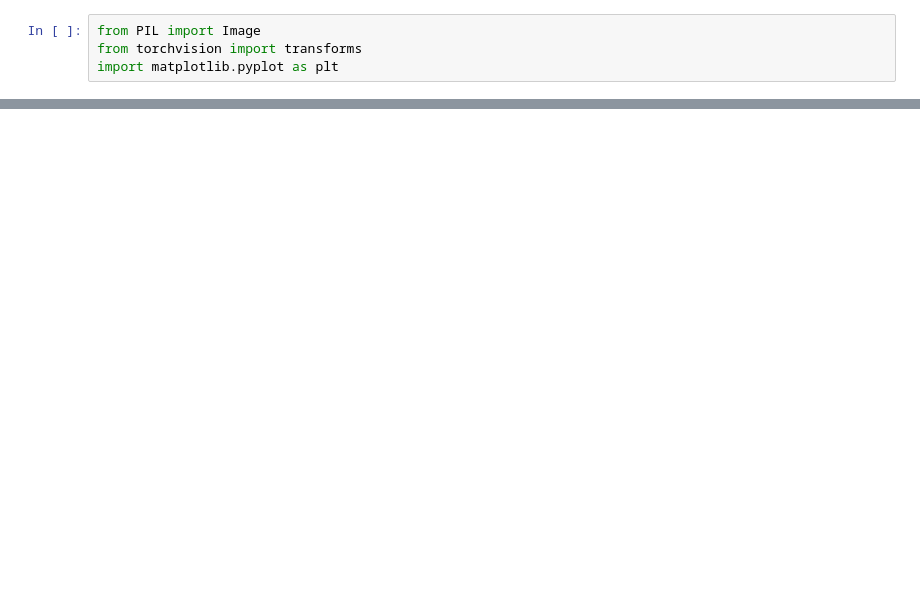
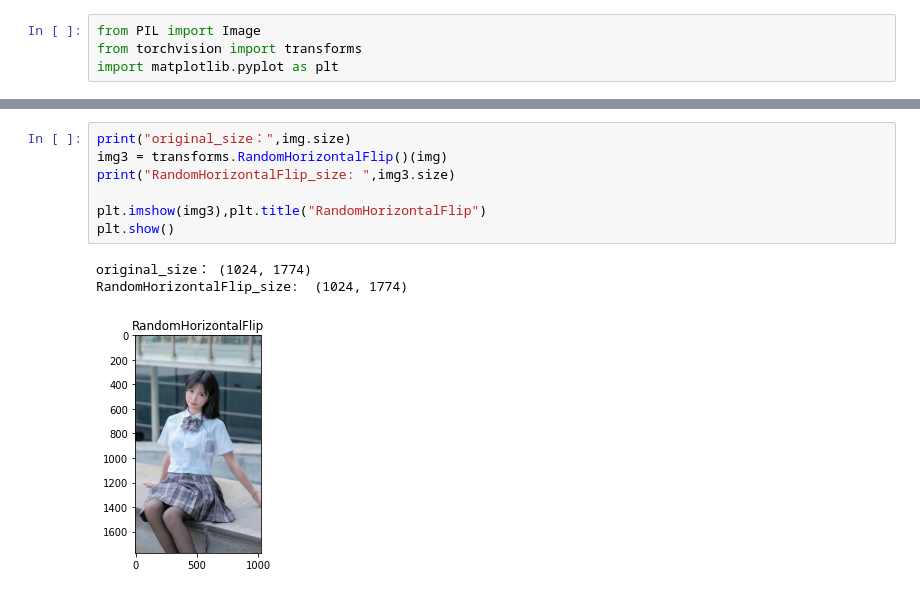
Before and after one commit to SethDeng/torchvision.transforms-test, a Jupyter notebook: test_image.ipynb, the cells around one changed output, grey strips where cells are left out. Cells and saved outputs as stored; diff of their text form; blank space fills up the shorter version.

```diff
--- a/test_image.ipynb
+++ b/test_image.ipynb
@@ -27,0 +31,11 @@ random_crop_size:  (224, 224)
+# %%
+print("original_size：",img.size)
+img3 = transforms.RandomHorizontalFlip()(img)
+print("RandomHorizontalFlip_size: ",img3.size)
+
+plt.imshow(img3),plt.title("RandomHorizontalFlip")
+plt.show()
+# %% [output]
+original_size： (1024, 1774)
+RandomHorizontalFlip_size:  (1024, 1774)
+[figure, added]
```
Also changed, not shown: parts of 3 cells of this notebook, 1 other file.
